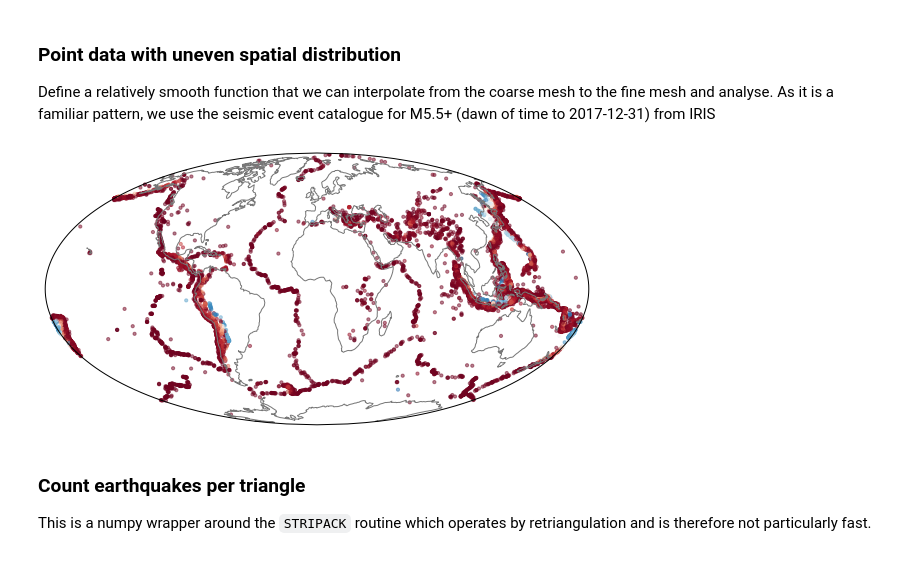
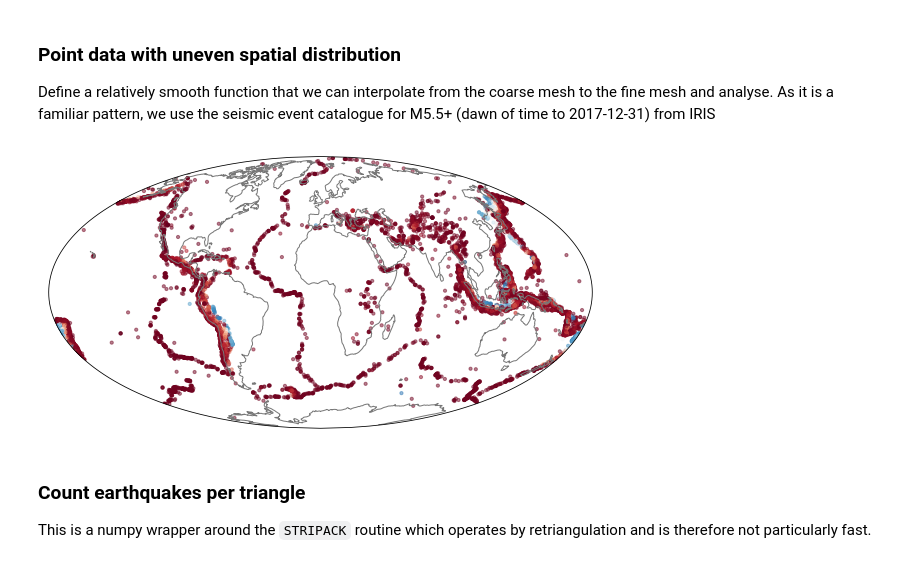
Before and after one commit to underworldcode/stripy, a Jupyter notebook: stripy/Notebooks/SphericalTriangulations/Ex6-Scattered-Data.ipynb, the cells around one changed output. Saved outputs shown, nothing was run; the diff lists cells and outputs as text; code cells hidden in the pictures.

```diff
--- a/stripy/Notebooks/SphericalTriangulations/Ex6-Scattered-Data.ipynb
+++ b/stripy/Notebooks/SphericalTriangulations/Ex6-Scattered-Data.ipynb
@@ -46,25 +46,25 @@ depths[np.isnan(depths)] = -1.0
 # %%
 %matplotlib inline
 
 import cartopy
 import cartopy.crs as ccrs
 import matplotlib.pyplot as plt
 
 fig = plt.figure(figsize=(10, 5), facecolor="none")
 ax  = plt.subplot(111, projection=ccrs.Mollweide())
 ax.coastlines(color="#777777" )
 ax.set_global()
 
 lons0 = np.degrees(lons)
 lats0 = np.degrees(lats)
 
 ax.scatter(lons0, lats0,
             marker="o", s=10.0, alpha=0.5,
-            transform=ccrs.Geodetic(), c=depths, cmap=plt.cm.RdBu)
+            transform=ccrs.PlateCarree(), c=depths, cmap=plt.cm.RdBu)
 
 pass
 # %% [output]
-[figure, old version]
+[figure, new version]
 # %% [markdown]
 ### Count earthquakes per triangle
 
```
Also changed, not shown: parts of 6 cells of this notebook, 8 other files.
